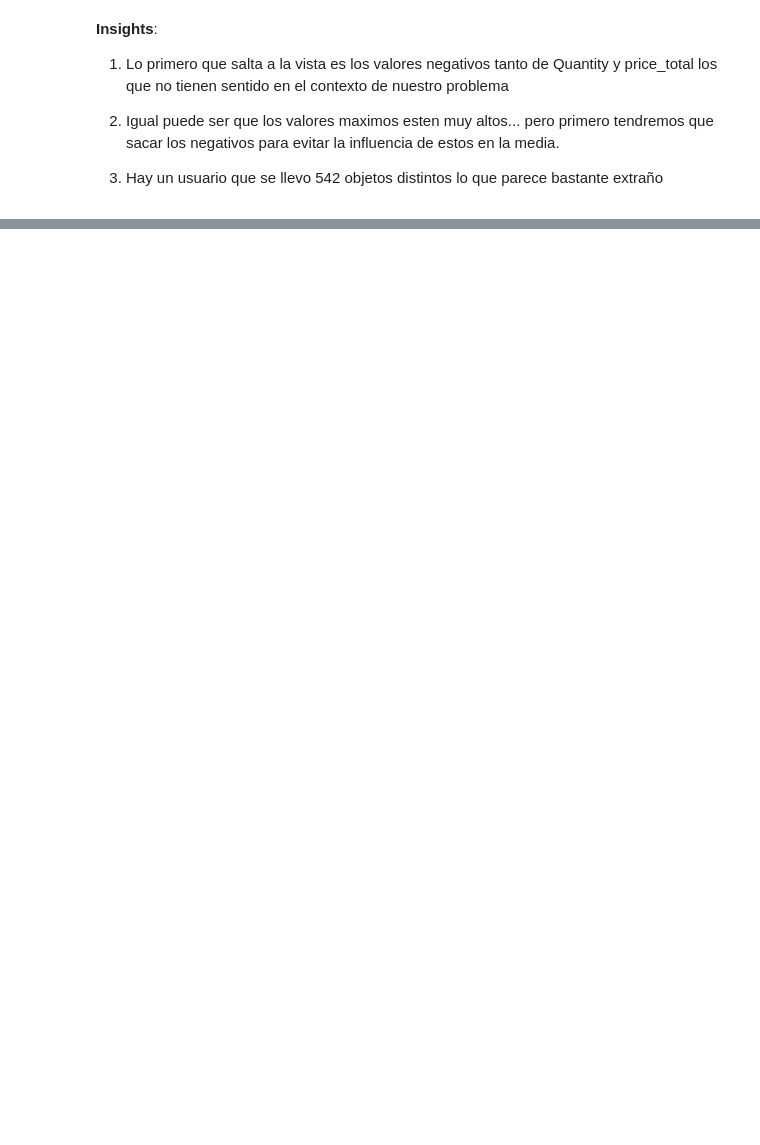
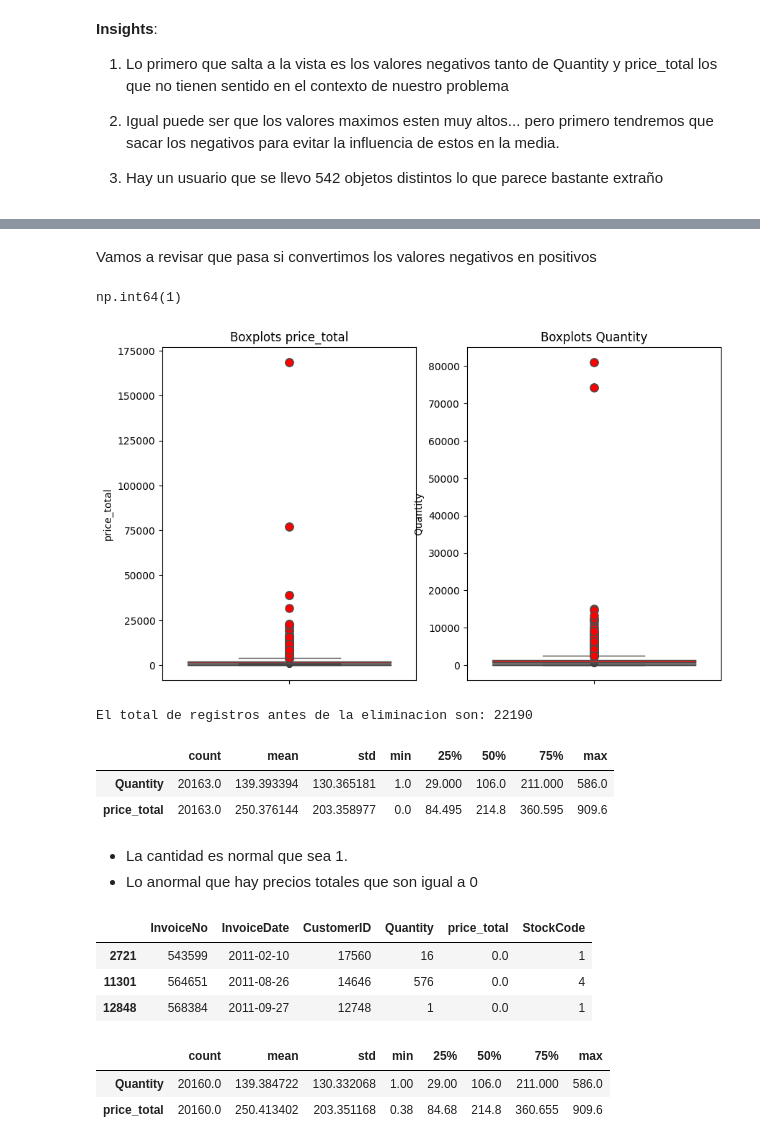
Before and after one commit to LLAES07/Segmentacion_clientes, a Jupyter notebook: notebook/1_EDA.ipynb, the cells around one changed output, grey strips where cells are left out. Cells and saved outputs as stored; diff of their text form; code cells hidden in the pictures; blank space fills up the shorter version.

```diff
--- a/notebook/1_EDA.ipynb
+++ b/notebook/1_EDA.ipynb
@@ -117,0 +245,43 @@ plt.show()
+# %% [markdown]
+Vamos a revisar que pasa si convertimos los valores negativos en positivos
+# %%
+df['Quantity'] = df['Quantity'].apply(lambda x: x*(-1) if x < 0 else x)
+
+df['price_total'] = df['price_total'].apply(lambda x: x*(-1) if x < 0 else x)
+# %%
+df['Quantity'].min()
+# %% [output]
+np.int64(1)
+# %%
+outliers_index_pricetotal = outliers_index(df, 'price_total')
+outliers_index_quantity = outliers_index(df, 'Quantity')
+# %%
+# Gráfico 1
+plt.figure(figsize=(10, 6))
+plt.subplot(121)
+sns.boxplot(df['price_total'])
+sns.boxplot(df.iloc[outliers_index_pricetotal, :]['price_total'], color='r', flierprops = dict(marker='o',            # Tipo de marcador
+                  markerfacecolor='red', # Color de relleno del marcador
+                  markersize=8,          # Tamaño del marcador
+                  linestyle='none')
+                              # Sin línea conectando los outliers,palette='Set2'
+)
+plt.title('Boxplots price_total')
+
+
+plt.subplot(122)
+sns.boxplot(df['Quantity'])
+sns.boxplot(df.iloc[outliers_index_pricetotal, :]['Quantity'], color='r', flierprops = dict(marker='o',            # Tipo de marcador
+                  markerfacecolor='red', # Color de relleno del marcador
+                  markersize=8,          # Tamaño del marcador
+                  linestyle='none')
+                              # Sin línea conectando los outliers,palette='Set2'
+)
+plt.title('Boxplots Quantity')
+plt.show()
+# %% [output]
+[figure, added]
+# %%
+print(f'El total de registros antes de la eliminacion son: {df.shape[0]}')
+# %% [output]
+El total de registros antes de la eliminacion son: 22190
@@ -117,0 +290,17 @@ plt.show()
+# %%
+df[['Quantity', 'price_total']].describe().T
+# %% [output]
+|  | count | mean | std | min | 25% | 50% | 75% | max |
+| Quantity | 20163.0 | 139.393394 | 130.365181 | 1.0 | 29.000 | 106.0 | 211.000 | 586.0 |
+| price_total | 20163.0 | 250.376144 | 203.358977 | 0.0 | 84.495 | 214.8 | 360.595 | 909.6 |
+# %% [markdown]
+- La cantidad es normal que sea 1.
+- Lo anormal que hay precios totales que son igual a 0
+# %%
+# Revisando los registros donde price_total es 0.
+df.loc[df['price_total']==0, :]
+# %% [output]
+|  | InvoiceNo | InvoiceDate | CustomerID | Quantity | price_total | StockCode |
+| 2721 | 543599 | 2011-02-10 | 17560 | 16 | 0.0 | 1 |
+| 11301 | 564651 | 2011-08-26 | 14646 | 576 | 0.0 | 4 |
+| 12848 | 568384 | 2011-09-27 | 12748 | 1 | 0.0 | 1 |
@@ -117,0 +309,6 @@ plt.show()
+# %%
+df[['Quantity', 'price_total']].describe().T
+# %% [output]
+|  | count | mean | std | min | 25% | 50% | 75% | max |
+| Quantity | 20160.0 | 139.384722 | 130.332068 | 1.00 | 29.00 | 106.0 | 211.000 | 586.0 |
+| price_total | 20160.0 | 250.413402 | 203.351168 | 0.38 | 84.68 | 214.8 | 360.655 | 909.6 |
```
Also changed, not shown: parts of 24 cells of this notebook.
